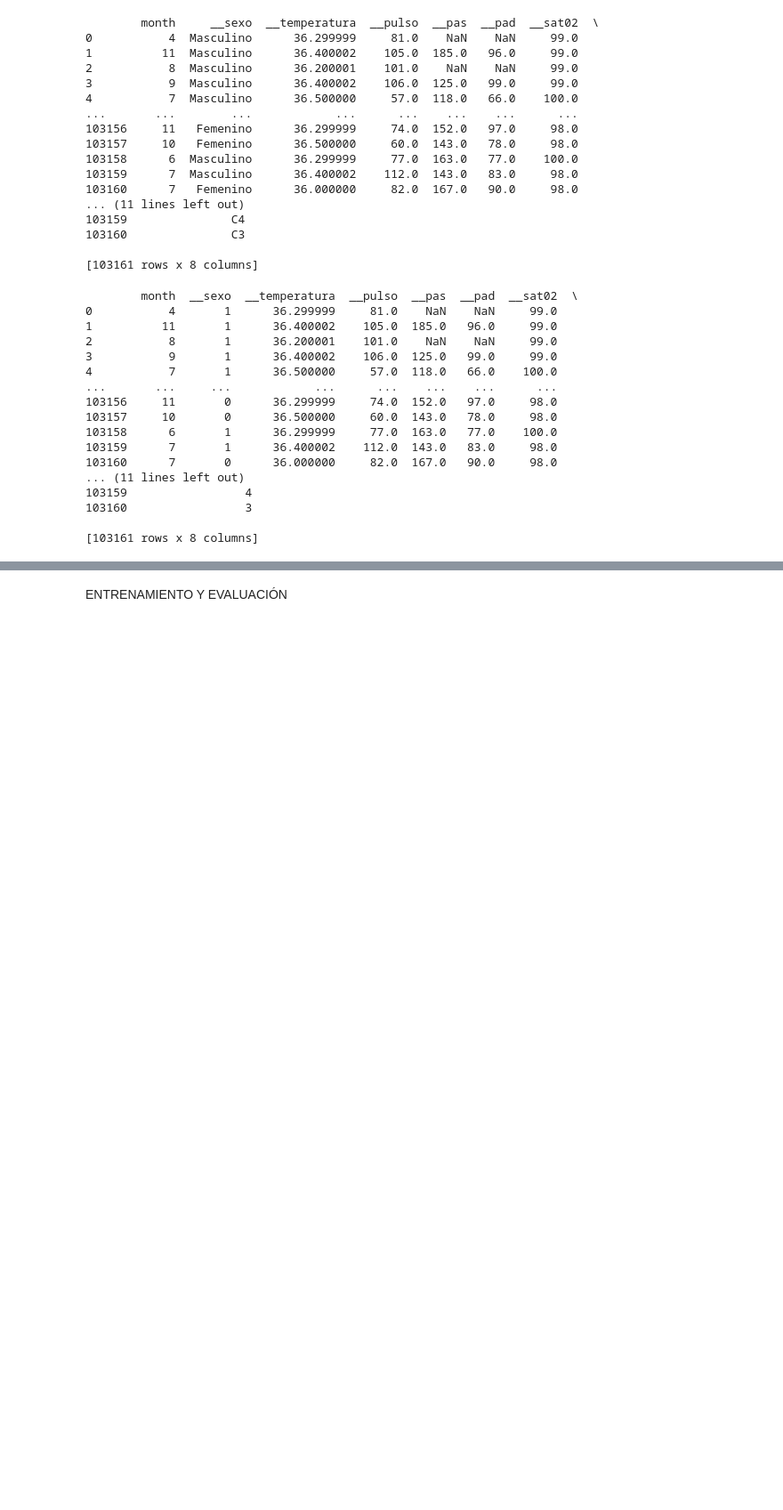
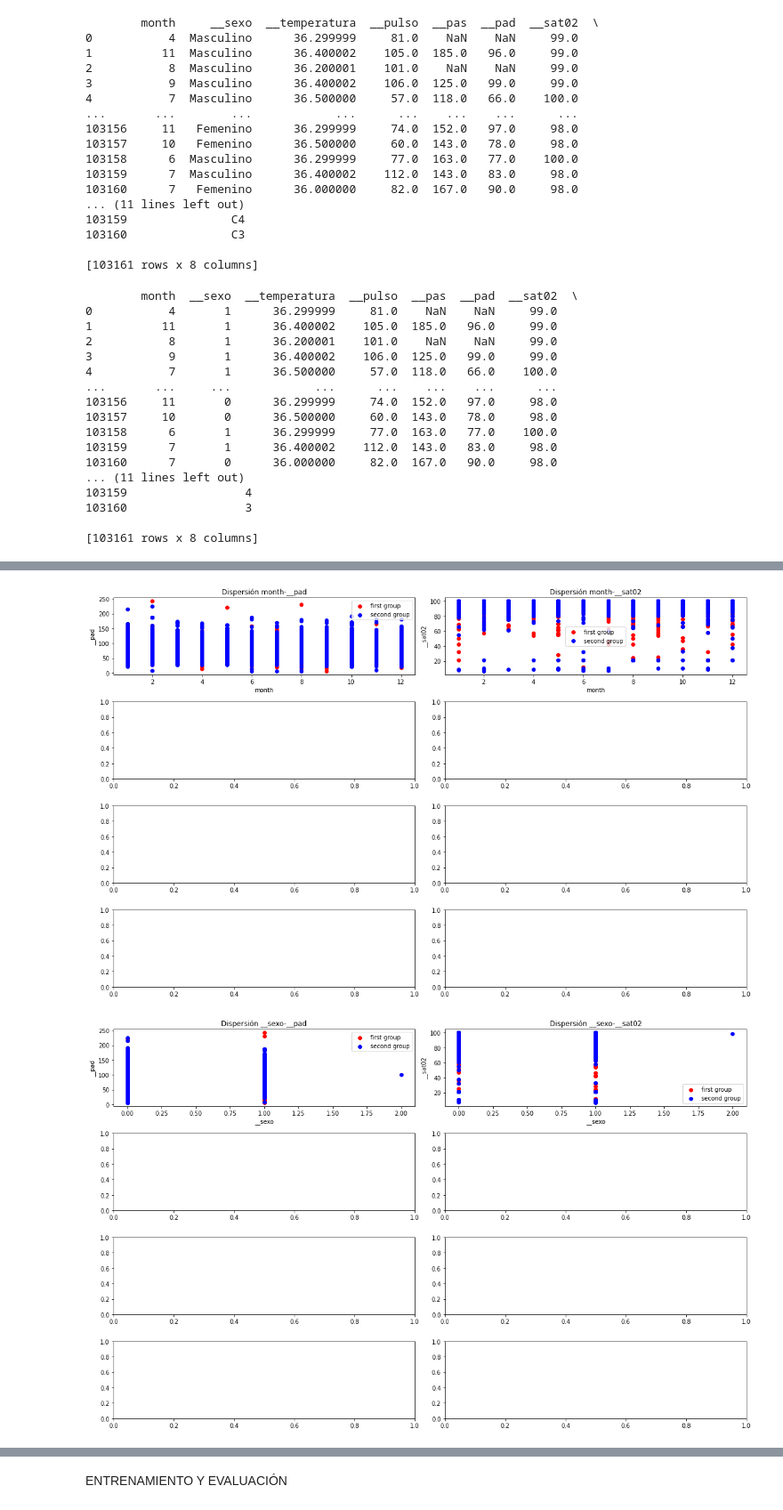
Before and after one commit to MannyCuadros/inter_learning, a Jupyter notebook: src/categorizacion.ipynb, the cells around one changed output, grey strips where cells are left out. Shown: that part at 89% size. Saved outputs shown, nothing was run; the diff lists cells and outputs as text; code cells hidden in the pictures; blank space fills up the shorter version.

```diff
--- a/src/categorizacion.ipynb
+++ b/src/categorizacion.ipynb
@@ -115,0 +207,31 @@ ImportError: cannot import name 'rcParams' from 'matplotlib.axes' (/home/manny/.
+# %%
+for col_name in second_group.columns[0:8]:
+  columna = col_name
+  n_columna_j = 5
+  i = 0
+  fig, axs = plt.subplots(4, 2, figsize=(16,10))
+  while(i < 1):
+    j = 0
+    while(j < 2):
+      col_name_j = second_group.columns[n_columna_j]
+      if columna != col_name_j:
+
+        axs[i, j].scatter(list(first_group[columna]),list(first_group[col_name_j]), marker='o', color = "red", label = 'first group')
+        axs[i, j].scatter(second_group[columna],second_group[col_name_j], marker='o', color = "blue", label = 'second group')
+
+        axs[i, j].set_title("Dispersión " + columna + "-" + col_name_j)
+        axs[i, j].set_xlabel(columna)
+        axs[i, j].set_ylabel(col_name_j)
+        axs[i, j].legend()
+
+        j = j + 1
+
+      n_columna_j = n_columna_j + 1
+
+    i = i + 1
+
+  fig.tight_layout()
+  plt.show()
+# %% [output]
+[figure, added]
+[figure, added]
```
Also changed, not shown: parts of 19 cells of this notebook, 1 other file.
